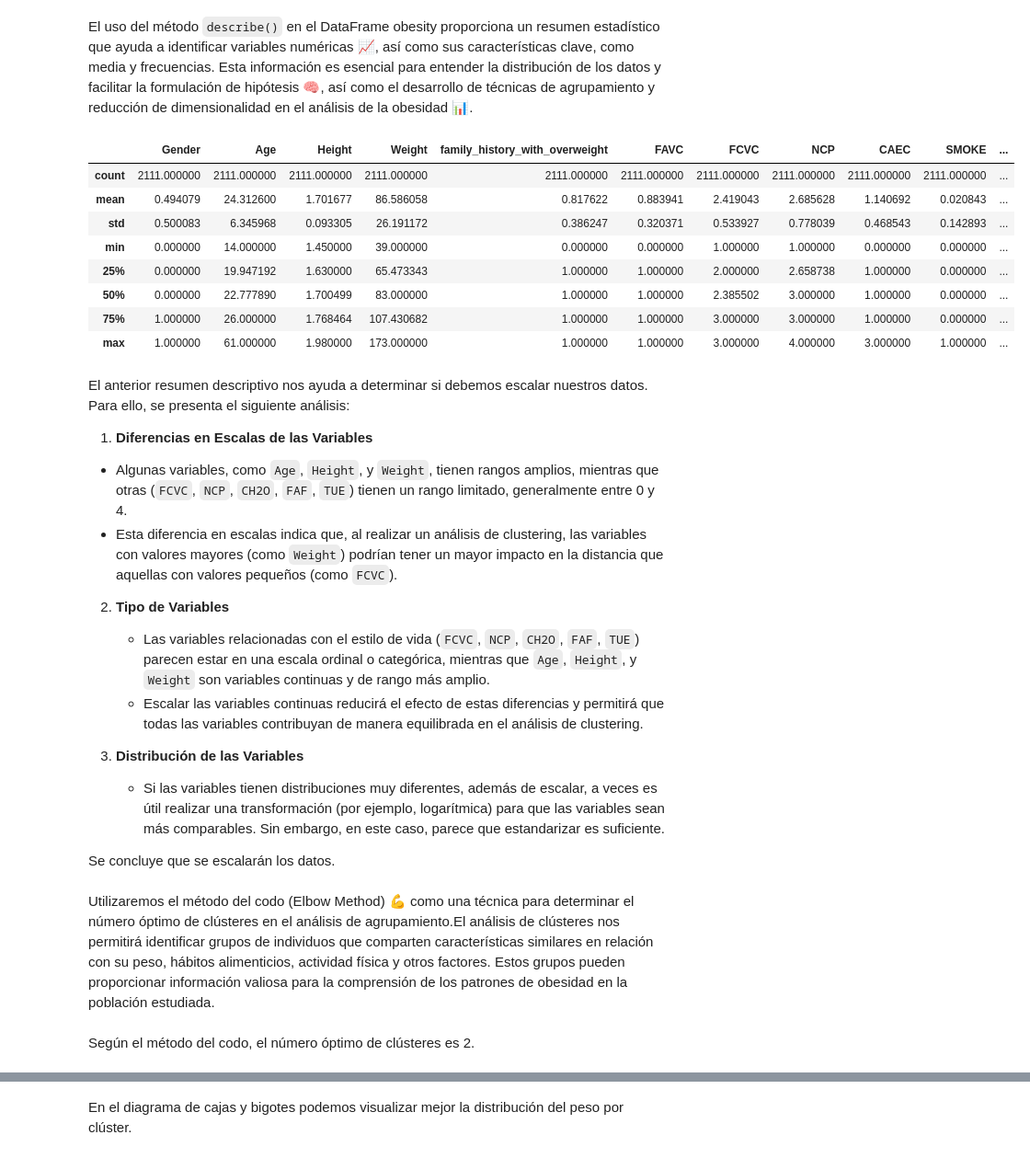
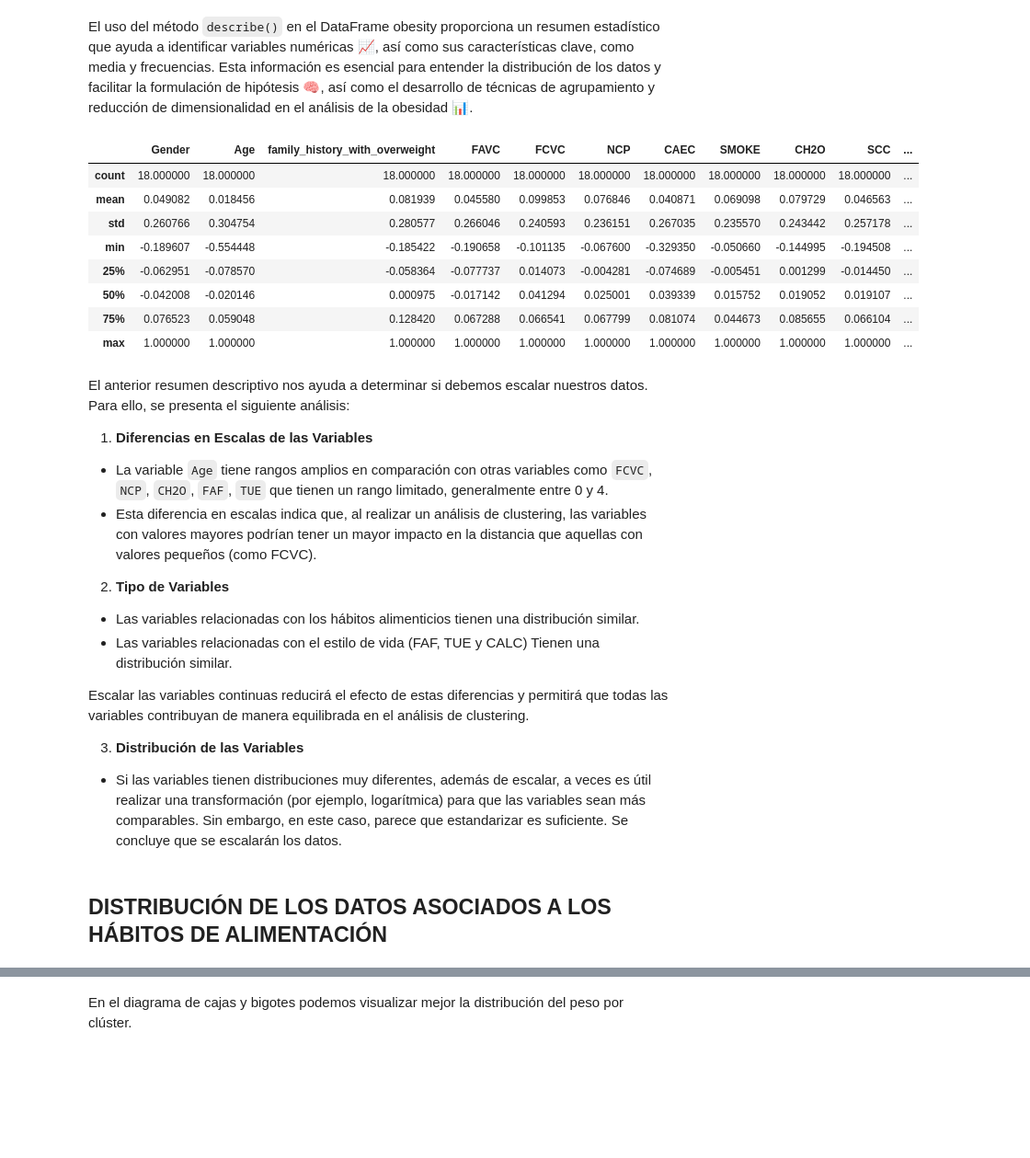
Before and after one commit to leidysvalencia/MachineLearning1-Proyecto-final, a Jupyter notebook: Proyecto3/Proyecto 3 - Agrupación de datos sobre obesidad.ipynb, the cells around one changed output, grey strips where cells are left out. Shown at 92% size. Saved outputs shown, nothing was run; the diff lists cells and outputs as text; code cells hidden in the pictures; blank space fills up the shorter version.

Commit message:
analisis sin height y weight

```diff
--- a/Proyecto3/Proyecto 3 - Agrupación de datos sobre obesidad.ipynb
+++ b/Proyecto3/Proyecto 3 - Agrupación de datos sobre obesidad.ipynb
@@ -373,29 +380,35 @@ El uso del método
 `describe()` en el DataFrame obesity proporciona un resumen estadístico que ayuda a identificar variables numéricas 📈, así como sus características clave, como media y frecuencias. Esta información es esencial para entender la distribución de los datos y facilitar la formulación de hipótesis 🧠, así como el desarrollo de técnicas de agrupamiento y reducción de dimensionalidad en el análisis de la obesidad 📊.
 # %%
 # Obtener estadísticas descriptivas de las variables numéricas
-obesity.describe()
+obesity.drop(columns=['Height', 'Weight']).corr().describe()
 # %% [output]
-|  | Gender | Age | Height | Weight | family_history_with_overweight | FAVC | FCVC | NCP | CAEC | SMOKE | ... |
-| count | 2111.000000 | 2111.000000 | 2111.000000 | 2111.000000 | 2111.000000 | 2111.000000 | 2111.000000 | 2111.000000 | 2111.000000 | 2111.000000 | ... |
-| mean | 0.494079 | 24.312600 | 1.701677 | 86.586058 | 0.817622 | 0.883941 | 2.419043 | 2.685628 | 1.140692 | 0.020843 | ... |
-| std | 0.500083 | 6.345968 | 0.093305 | 26.191172 | 0.386247 | 0.320371 | 0.533927 | 0.778039 | 0.468543 | 0.142893 | ... |
-| min | 0.000000 | 14.000000 | 1.450000 | 39.000000 | 0.000000 | 0.000000 | 1.000000 | 1.000000 | 0.000000 | 0.000000 | ... |
-| 25% | 0.000000 | 19.947192 | 1.630000 | 65.473343 | 1.000000 | 1.000000 | 2.000000 | 2.658738 | 1.000000 | 0.000000 | ... |
-| 50% | 0.000000 | 22.777890 | 1.700499 | 83.000000 | 1.000000 | 1.000000 | 2.385502 | 3.000000 | 1.000000 | 0.000000 | ... |
-| 75% | 1.000000 | 26.000000 | 1.768464 | 107.430682 | 1.000000 | 1.000000 | 3.000000 | 3.000000 | 1.000000 | 0.000000 | ... |
-| max | 1.000000 | 61.000000 | 1.980000 | 173.000000 | 1.000000 | 1.000000 | 3.000000 | 4.000000 | 3.000000 | 1.000000 | ... |
+|  | Gender | Age | family_history_with_overweight | FAVC | FCVC | NCP | CAEC | SMOKE | CH2O | SCC | ... |
+| count | 18.000000 | 18.000000 | 18.000000 | 18.000000 | 18.000000 | 18.000000 | 18.000000 | 18.000000 | 18.000000 | 18.000000 | ... |
+| mean | 0.049082 | 0.018456 | 0.081939 | 0.045580 | 0.099853 | 0.076846 | 0.040871 | 0.069098 | 0.079729 | 0.046563 | ... |
+| std | 0.260766 | 0.304754 | 0.280577 | 0.266046 | 0.240593 | 0.236151 | 0.267035 | 0.235570 | 0.243442 | 0.257178 | ... |
+| min | -0.189607 | -0.554448 | -0.185422 | -0.190658 | -0.101135 | -0.067600 | -0.329350 | -0.050660 | -0.144995 | -0.194508 | ... |
+| 25% | -0.062951 | -0.078570 | -0.058364 | -0.077737 | 0.014073 | -0.004281 | -0.074689 | -0.005451 | 0.001299 | -0.014450 | ... |
+| 50% | -0.042008 | -0.020146 | 0.000975 | -0.017142 | 0.041294 | 0.025001 | 0.039339 | 0.015752 | 0.019052 | 0.019107 | ... |
+| 75% | 0.076523 | 0.059048 | 0.128420 | 0.067288 | 0.066541 | 0.067799 | 0.081074 | 0.044673 | 0.085655 | 0.066104 | ... |
+| max | 1.000000 | 1.000000 | 1.000000 | 1.000000 | 1.000000 | 1.000000 | 1.000000 | 1.000000 | 1.000000 | 1.000000 | ... |
 # %% [markdown]
 El anterior resumen descriptivo nos ayuda a determinar si debemos escalar nuestros datos. Para ello, se presenta el siguiente análisis:
 
- 1. **Diferencias en Escalas de las Variables**
-   - Algunas variables, como `Age`, `Height`, y `Weight`, tienen rangos amplios, mientras que otras (`FCVC`, `NCP`, `CH2O`, `FAF`, `TUE`) tienen un rango limitado, generalmente entre 0 y 4.
-   - Esta diferencia en escalas indica que, al realizar un análisis de clustering, las variables con valores mayores (como `Weight`) podrían tener un mayor impacto en la distancia que aquellas con valores pequeños (como `FCVC`).
+1. **Diferencias en Escalas de las Variables**
+- La variable `Age` tiene rangos amplios en comparación con otras variables como
+`FCVC`, `NCP`, `CH2O`, `FAF`, `TUE` que tienen un rango limitado, generalmente entre 0 y 4.
+- Esta diferencia en escalas indica que, al realizar un análisis de clustering, las variables con valores mayores podrían tener un mayor impacto en la distancia que aquellas con valores pequeños (como FCVC).
 
 2. **Tipo de Variables**
-   - Las variables relacionadas con el estilo de vida (`FCVC`, `NCP`, `CH2O`, `FAF`, `TUE`) parecen estar en una escala ordinal o categórica, mientras que `Age`, `Height`, y `Weight` son variables continuas y de rango más amplio.
-   - Escalar las variables continuas reducirá el efecto de estas diferencias y permitirá que todas las variables contribuyan de manera equilibrada en el análisis de clustering.
+
+- Las variables relacionadas con los hábitos alimenticios tienen una distribución similar.
+- Las variables relacionadas con el estilo de vida (FAF, TUE y CALC) Tienen una distribución similar.
+
+Escalar las variables continuas reducirá el efecto de estas diferencias y permitirá que todas las variables contribuyan de manera equilibrada en el análisis de clustering.
 
 3. **Distribución de las Variables**
-   - Si las variables tienen distribuciones muy diferentes, además de escalar, a veces es útil realizar una transformación (por ejemplo, logarítmica) para que las variables sean más comparables. Sin embargo, en este caso, parece que estandarizar es suficiente.
 
+- Si las variables tienen distribuciones muy diferentes, además de escalar, a veces es útil realizar una transformación (por ejemplo, logarítmica) para que las variables sean más comparables. Sin embargo, en este caso, parece que estandarizar es suficiente.
 Se concluye que se escalarán los datos.
+# %% [markdown]
+## DISTRIBUCIÓN DE LOS DATOS ASOCIADOS A LOS HÁBITOS DE ALIMENTACIÓN
@@ -439,5 +508,3 @@ fig.update_layout(
 
 # Mostrar el gráfico
 fig.show()
-# %% [markdown]
-Utilizaremos el método del codo (Elbow Method) 💪 como una técnica para determinar el número óptimo de clústeres en el análisis de agrupamiento.El análisis de clústeres nos permitirá identificar grupos de individuos que comparten características similares en relación con su peso, hábitos alimenticios, actividad física y otros factores. Estos grupos pueden proporcionar información valiosa para la comprensión de los patrones de obesidad en la población estudiada.
@@ -484,2 +510,0 @@ fig.show()
-# %% [markdown]
-Según el método del codo, el número óptimo de clústeres es 2.
```
Also changed, not shown: parts of 27 cells of this notebook.
